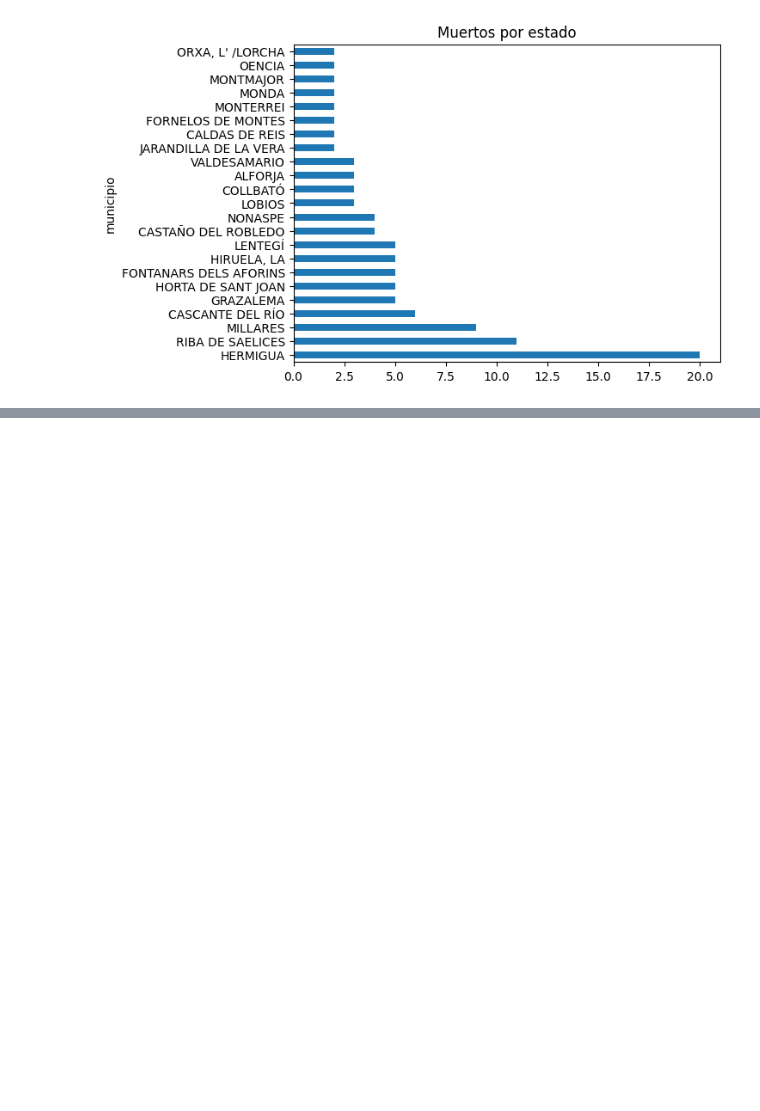
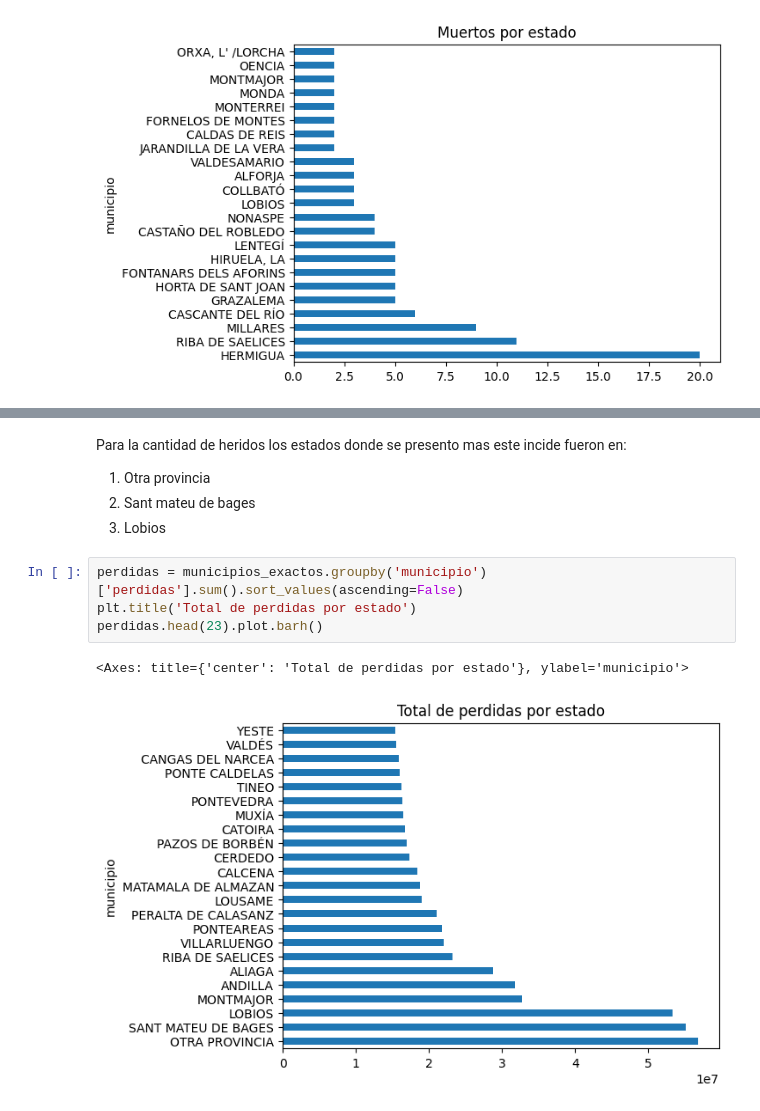
Before and after one commit to cesarvarela1998/Portafolio-personal, a Jupyter notebook: indencios/incendios.ipynb, the cells around one changed output, grey strips where cells are left out. Drawn from its saved outputs; the diff is of its cells as text; blank space fills up the shorter version.

```diff
--- a/indencios/incendios.ipynb
+++ b/indencios/incendios.ipynb
@@ -149,0 +187,12 @@ heridos.head(24).plot.barh()
+# %% [markdown]
+Para la cantidad de heridos los estados donde se presento mas este incide fueron en:
+1. Otra provincia
+2. Sant mateu de bages
+3. Lobios
+# %%
+perdidas = municipios_exactos.groupby('municipio')['perdidas'].sum().sort_values(ascending=False)
+plt.title('Total de perdidas por estado')
+perdidas.head(23).plot.barh()
+# %% [output]
+<Axes: title={'center': 'Total de perdidas por estado'}, ylabel='municipio'>
+[figure, added]
```
Also changed, not shown: parts of 8 cells of this notebook.
